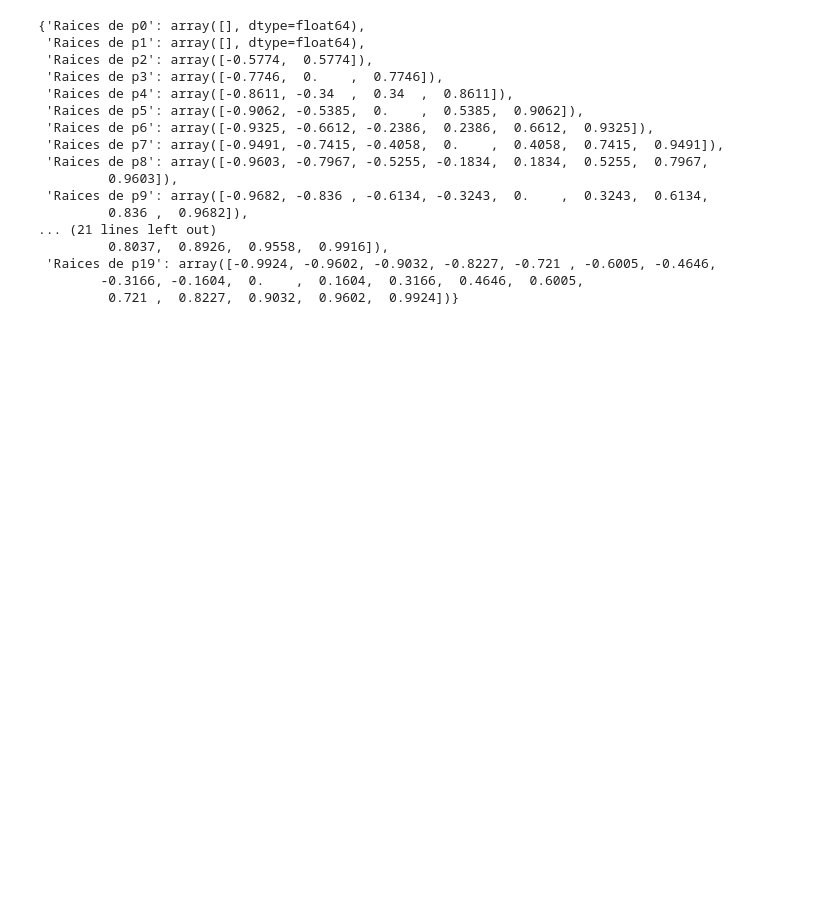
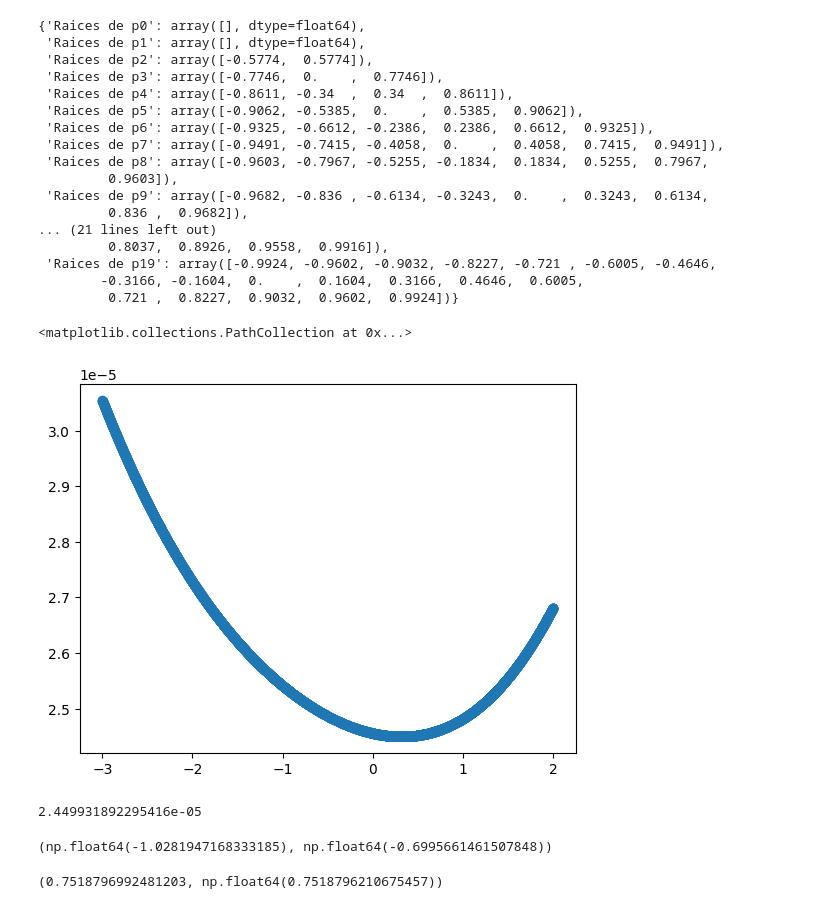
Before and after one commit to SantiagoRodriguez8881/Metodos1_JuanPabloMartinez_SantiagoRodriguez, a Jupyter notebook: Práctica Parcial 1.ipynb, the cells around one changed output. Drawn from its saved outputs; the diff is of its cells as text; code cells hidden in the pictures; blank space fills up the shorter version.

```diff
--- a/Práctica Parcial 1.ipynb
+++ b/Práctica Parcial 1.ipynb
@@ -194,3 +195,71 @@ RaicesLegendre
  'Raices de p19': array([-0.9924, -0.9602, -0.9032, -0.8227, -0.721 , -0.6005, -0.4646,
         -0.3166, -0.1604,  0.    ,  0.1604,  0.3166,  0.4646,  0.6005,
          0.721 ,  0.8227,  0.9032,  0.9602,  0.9924])}
+# %%
+#6.
+#a)
+def TiempoViaje(x):
+    return (((x+3)**2 + 4)**(1/2) + 1.33*((x-2)**2 + 4)**(1/2))/300000
+#b)
+X = np.linspace(-3,2,5000)
+t = TiempoViaje(X)
+plt.scatter(X,t)
+# %% [output]
+<matplotlib.collections.PathCollection at 0x...>
+[figure, added]
+# %%
+#c)
+def SegundaDerivadaCentral(f,x,h=1e-5):
+    return (f(x+h) - 2*f(x) + f(x-h))/(h**2)
+
+def NewtonRaphsonC(f, xn, i_max = 1000, tolerancia=1e-6):
+    error = 1
+    i = 0
+    xn1 = xn
+    while error > tolerancia and i < i_max:
+        try:
+            xn1 = xn - DerivadaCentral(f,xn)/SegundaDerivadaCentral(f,xn)
+            error = np.abs(DerivadaCentral(f,xn)/SegundaDerivadaCentral(f,xn))
+        except ZeroDivisionError:
+            pass
+        xn = xn1
+        i += 1
+    if i == i_max:
+        return False
+    else:
+        return xn
+
+def GetAllRootsC(f, x, tolerancia = 6):
+    Roots = np.array([])
+    for i in x:
+        possible_root = NewtonRaphsonC(f,i)
+
+        if possible_root != False:
+            root = round(possible_root, tolerancia)
+            if root not in Roots:
+                Roots = np.append(Roots, root)
+
+    Roots.sort()
+    return Roots
+
+PuntoCritico = GetAllRootsC(TiempoViaje,X)
+PuntoCritico = float(PuntoCritico[0])
+TiempoMinimo = TiempoViaje(PuntoCritico)
+TiempoMinimo
+# %% [output]
+2.449931892295416e-05
+# %%
+#d.
+tan_alpha0 = -(PuntoCritico+3)/2
+alpha0 = np.arctan(tan_alpha0)
+tan_alpha1 = -(2-PuntoCritico)/2
+alpha1 = np.arctan(tan_alpha1)
+alpha0, alpha1
+# %% [output]
+(np.float64(-1.0281947168333185), np.float64(-0.6995661461507848))
+# %%
+#e.
+1/1.33, np.sin(alpha1)/np.sin(alpha0)
+#Si se cumple la ley de Snell
+# %% [output]
+(0.7518796992481203, np.float64(0.7518796210675457))
```
Also changed, not shown: parts of 6 cells of this notebook.
